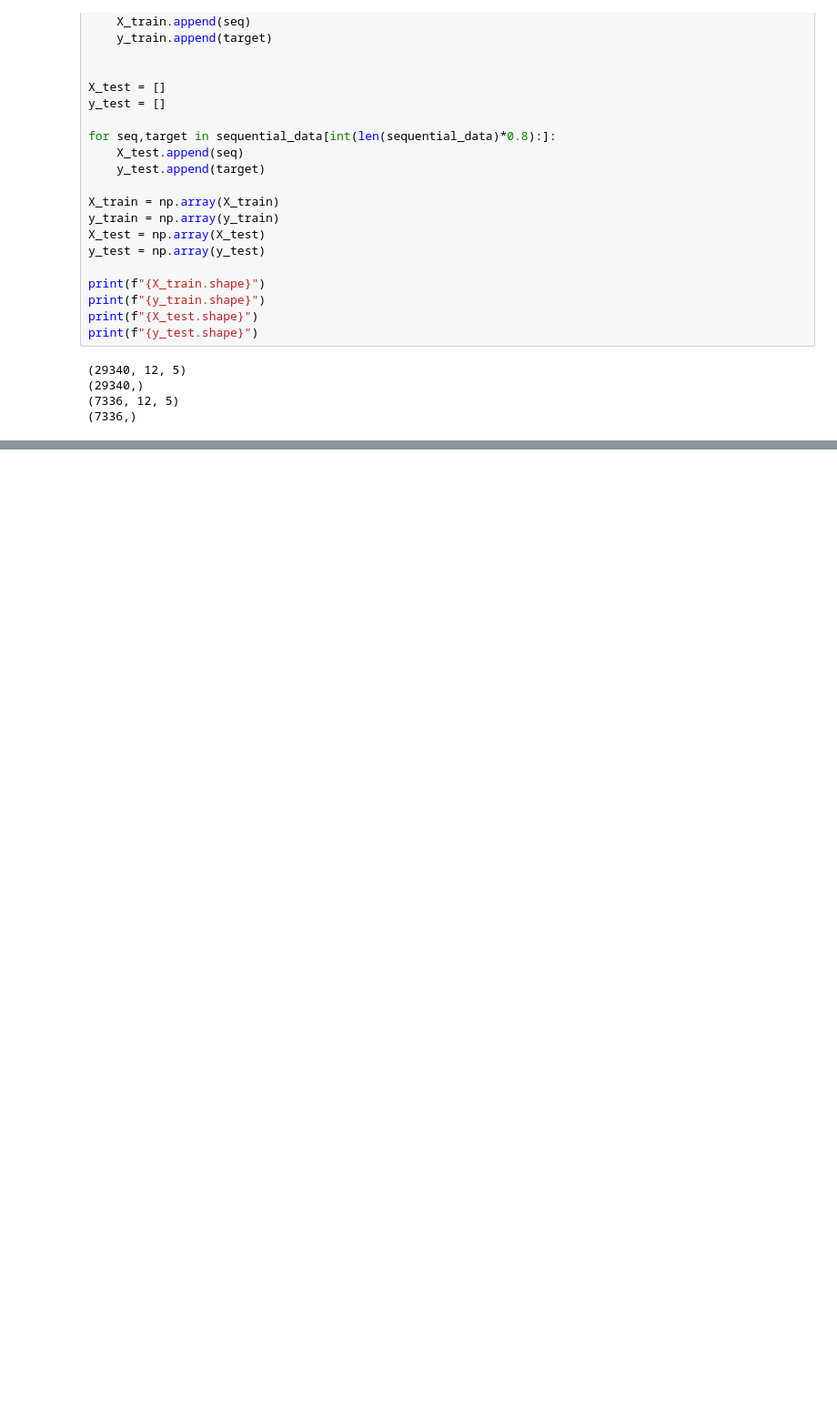
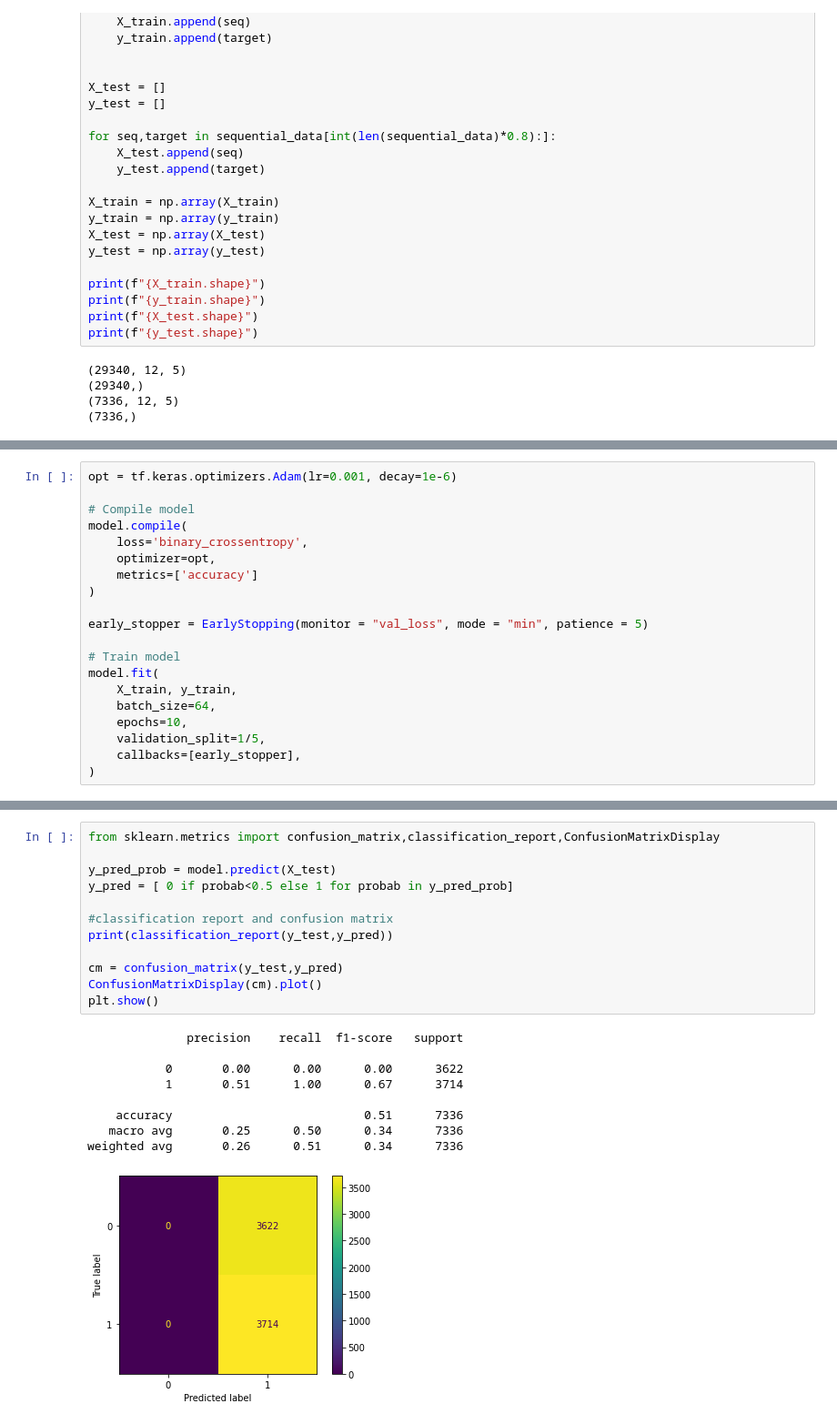
Before and after one commit to SamiFatmi/Bitcoin-price-prediction, a Jupyter notebook: LSTM.ipynb, the cells around one changed output, grey strips where cells are left out. Shown at 91% size. Cells and saved outputs as stored; diff of their text form; blank space fills up the shorter version.

```diff
--- a/LSTM.ipynb
+++ b/LSTM.ipynb
@@ -232,0 +262,20 @@ print(f"{y_test.shape}")
+# %%
+opt = tf.keras.optimizers.Adam(lr=0.001, decay=1e-6)
+
+# Compile model
+model.compile(
+    loss='binary_crossentropy',
+    optimizer=opt,
+    metrics=['accuracy']
+)
+
+early_stopper = EarlyStopping(monitor = "val_loss", mode = "min", patience = 5)
+
+# Train model
+model.fit(
+    X_train, y_train,
+    batch_size=64,
+    epochs=10,
+    validation_split=1/5,
+    callbacks=[early_stopper],
+)
@@ -232,0 +300,22 @@ print(f"{y_test.shape}")
+# %%
+from sklearn.metrics import confusion_matrix,classification_report,ConfusionMatrixDisplay
+
+y_pred_prob = model.predict(X_test)
+y_pred = [ 0 if probab<0.5 else 1 for probab in y_pred_prob]
+
+#classification report and confusion matrix
+print(classification_report(y_test,y_pred))
+
+cm = confusion_matrix(y_test,y_pred)
+ConfusionMatrixDisplay(cm).plot()
+plt.show()
+# %% [output]
+              precision    recall  f1-score   support
+
+           0       0.00      0.00      0.00      3622
+           1       0.51      1.00      0.67      3714
+
+    accuracy                           0.51      7336
+   macro avg       0.25      0.50      0.34      7336
+weighted avg       0.26      0.51      0.34      7336
+[figure, added]
```
Also changed, not shown: parts of 21 cells of this notebook, 1 other file.
